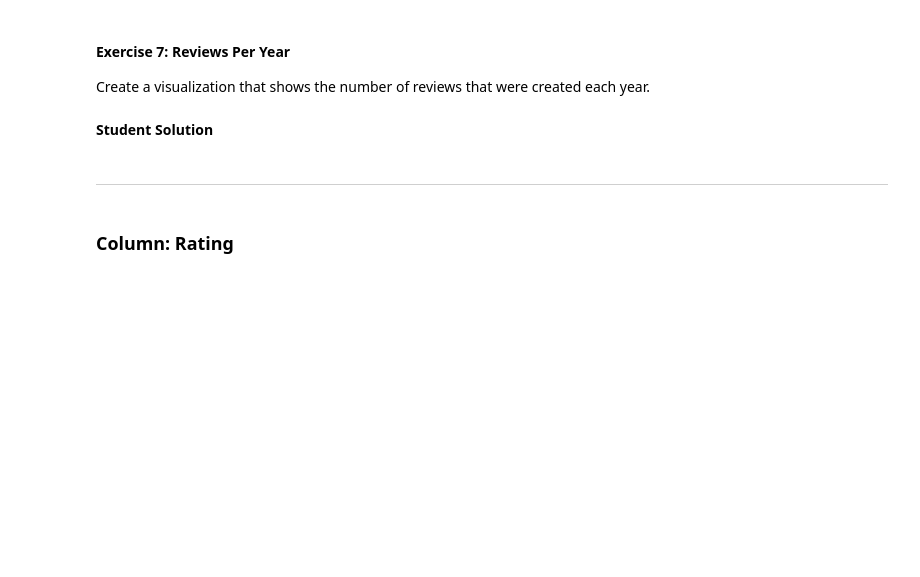
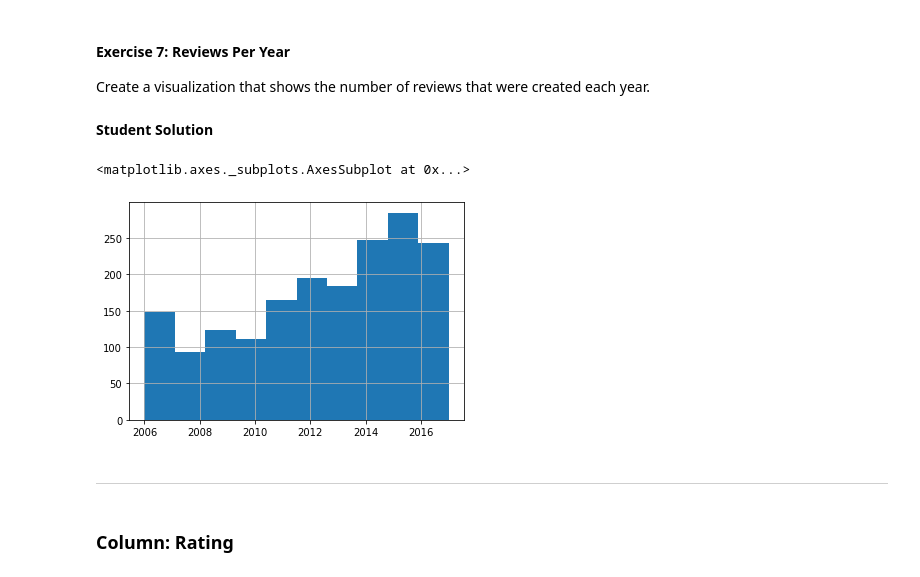
Before and after one commit to rofifahnurul/bangkit-exercise, a Jupyter notebook: Exploratory_Data_Analysis_1.ipynb, the cells around one changed output. Saved outputs shown, nothing was run; the diff lists cells and outputs as text; code cells hidden in the pictures; blank space fills up the shorter version.

```diff
--- a/Exploratory_Data_Analysis_1.ipynb
+++ b/Exploratory_Data_Analysis_1.ipynb
@@ -1038,6 +1026,10 @@ Create a visualization that shows the number of reviews that were created each y
 **Student Solution**
 # %%
 # Reviews Per Year Visualization
+df['Review Date'].hist().sort_values(by="")
+# %% [output]
+<matplotlib.axes._subplots.AxesSubplot at 0x...>
+[figure, added]
 # %% [markdown]
 ---
 # %% [markdown]
```
Also changed, not shown: parts of 6 cells of this notebook.
